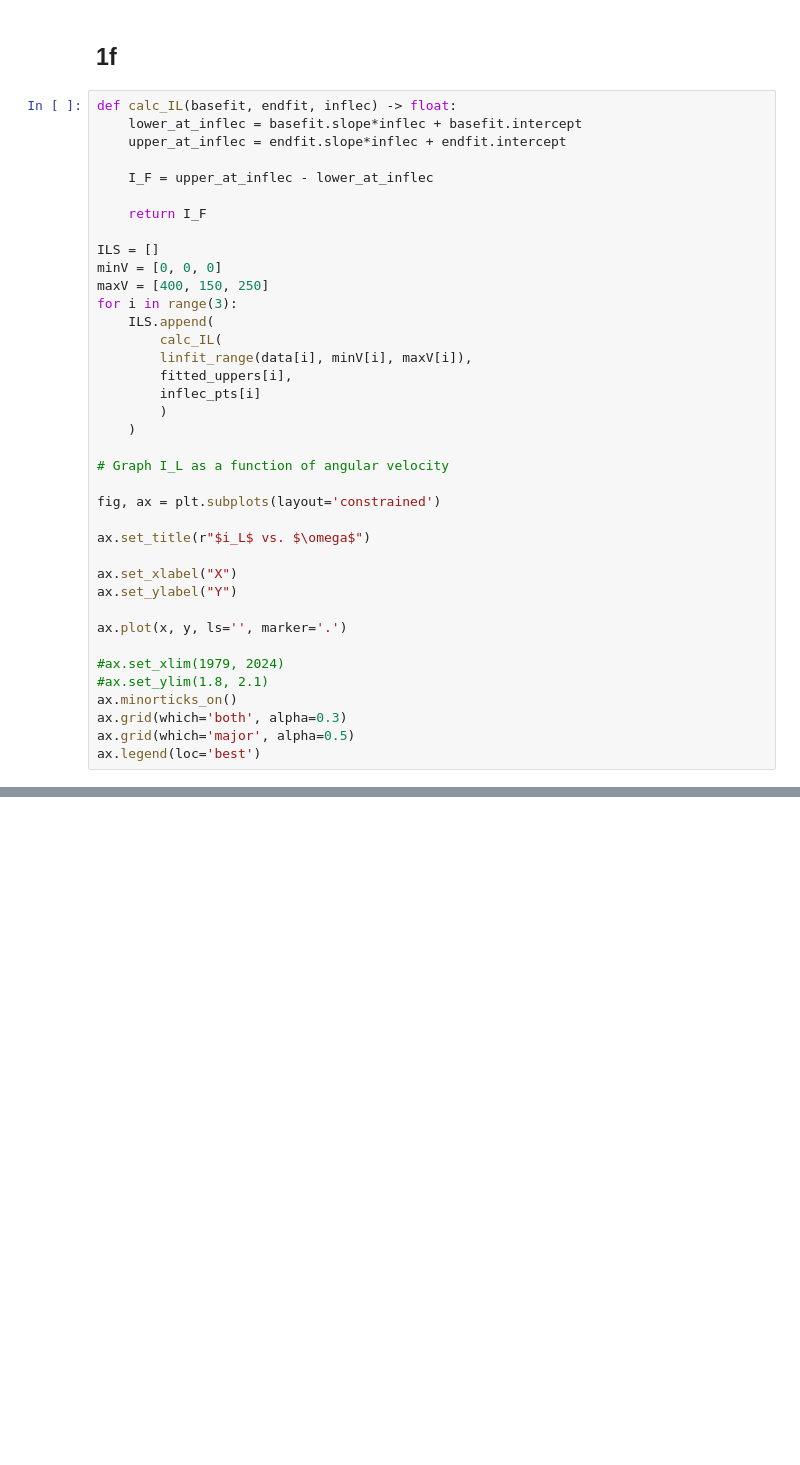
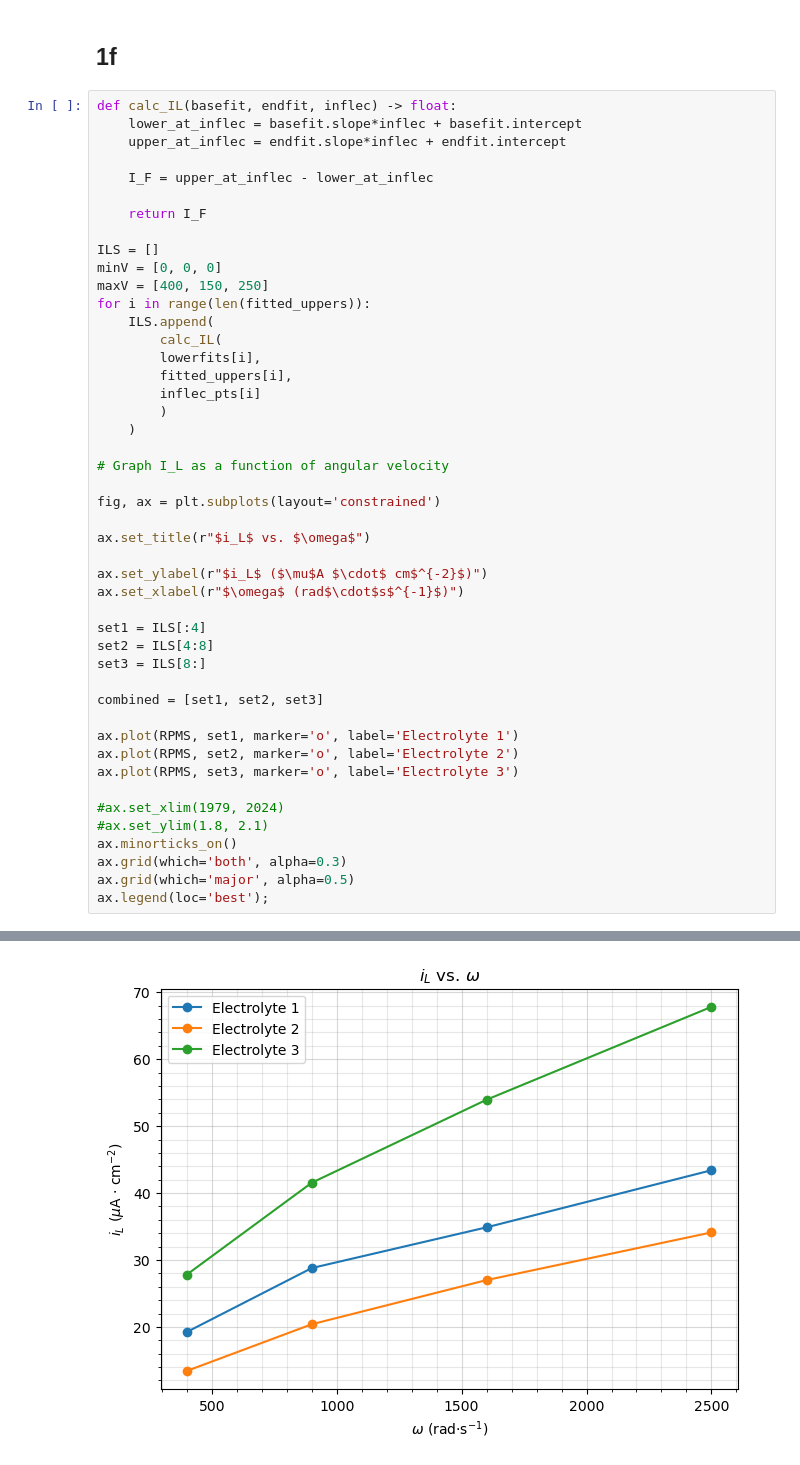
Before and after one commit to tsole0/midterm_meng, a Jupyter notebook: midterm_solutions.ipynb, the cells around one changed output, grey strips where cells are left out. Cells and saved outputs as stored; diff of their text form; blank space fills up the shorter version.

```diff
--- a/midterm_solutions.ipynb
+++ b/midterm_solutions.ipynb
@@ -254,10 +266,10 @@ def calc_IL(basefit, endfit, inflec) -> float:
 ILS = []
 minV = [0, 0, 0]
 maxV = [400, 150, 250]
-for i in range(3):
+for i in range(len(fitted_uppers)):
     ILS.append(
         calc_IL(
-        linfit_range(data[i], minV[i], maxV[i]),
+        lowerfits[i],
         fitted_uppers[i],
         inflec_pts[i]
         )
@@ -269,15 +281,23 @@ fig, ax = plt.subplots(layout='constrained')
 
 ax.set_title(r"$i_L$ vs. $\omega$")
 
-ax.set_xlabel("X")
-ax.set_ylabel("Y")
+ax.set_ylabel(r"$i_L$ ($\mu$A $\cdot$ cm$^{-2}$)")
+ax.set_xlabel(r"$\omega$ (rad$\cdot$s$^{-1}$)")
 
-ax.plot(x, y, ls='', marker='.')
+set1 = ILS[:4]
+set2 = ILS[4:8]
+set3 = ILS[8:]
+
+combined = [set1, set2, set3]
+
+ax.plot(RPMS, set1, marker='o', label='Electrolyte 1')
+ax.plot(RPMS, set2, marker='o', label='Electrolyte 2')
+ax.plot(RPMS, set3, marker='o', label='Electrolyte 3')
 
 #ax.set_xlim(1979, 2024)
 #ax.set_ylim(1.8, 2.1)
 ax.minorticks_on()
 ax.grid(which='both', alpha=0.3)
 ax.grid(which='major', alpha=0.5)
-ax.legend(loc='best')
+ax.legend(loc='best');
 # %% [output]
@@ -284,0 +304 @@ ax.legend(loc='best')
+[figure, added]
```
Also changed, not shown: parts of 7 cells of this notebook.
